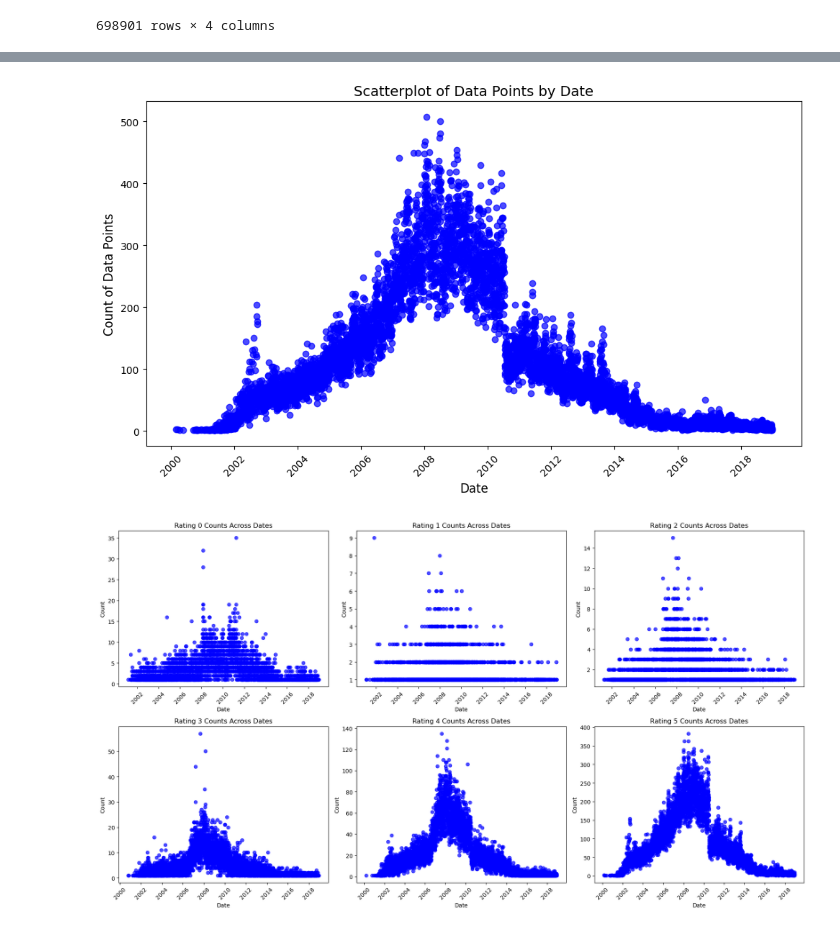
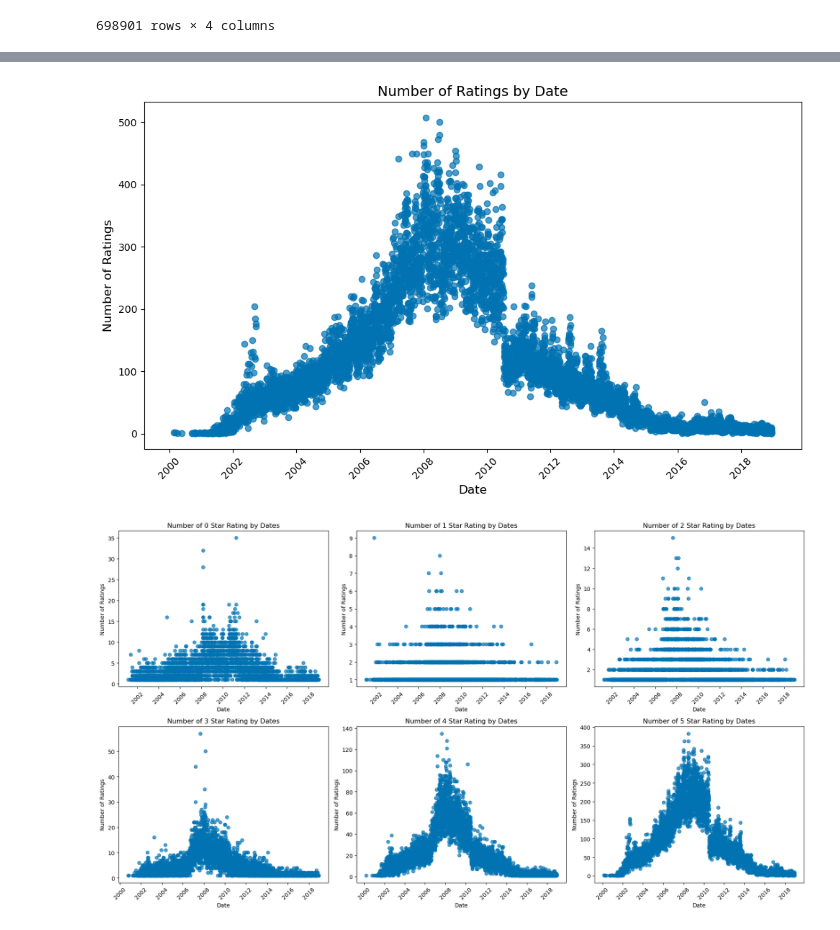
Before and after one commit to AnaqiAmir/FlavorFusion, a Jupyter notebook: EDA.ipynb, the cells around one changed output, grey strips where cells are left out. Cells and saved outputs as stored; diff of their text form; code cells hidden in the pictures.

```diff
--- a/EDA.ipynb
+++ b/EDA.ipynb
@@ -5,3 +6,6 @@ import pandas as pd
 import numpy as np
 import matplotlib.pyplot as plt
 import seaborn as sns
+# %%
+# Set a global color palette
+sns.set_palette("colorblind")  # Example palette: 'viridis'
@@ -42,24 +85,24 @@ sns.countplot(data=df, x='rating')
 # %%
 # Aggregate counts per date
 date_counts = df.groupby('date').size().reset_index(name='count')
 
 # Create the scatterplot
 plt.figure(figsize=(10, 6))
-plt.scatter(date_counts['date'], date_counts['count'], color='blue', alpha=0.7)
+plt.scatter(date_counts['date'], date_counts['count'], alpha=0.7)
 
 # Add labels and title
 plt.xlabel('Date', fontsize=12)
-plt.ylabel('Count of Data Points', fontsize=12)
-plt.title('Scatterplot of Data Points by Date', fontsize=14)
+plt.ylabel('Number of Ratings', fontsize=12)
+plt.title('Number of Ratings by Date', fontsize=14)
 
 # Rotate x-axis labels if needed
 plt.xticks(rotation=45)
 
 # Show the plot
 plt.tight_layout()
 plt.show()
 # %% [output]
-[figure, old version]
+[figure, new version]
 # %%
 # Create a figure with 6 subplots (one for each rating)
 fig, axes = plt.subplots(2, 3, figsize=(18, 10))  # 2 rows, 3 columns
@@ -74,14 +117,14 @@ for i, rating in enumerate(range(0, 6)):
     date_counts = rating_data.groupby('date').size().reset_index(name='count')
 
     # Plot the scatterplot for the current rating
-    axes[i].scatter(date_counts['date'], date_counts['count'], color='blue', alpha=0.7)
-    axes[i].set_title(f'Rating {rating} Counts Across Dates')
+    axes[i].scatter(date_counts['date'], date_counts['count'], alpha=0.7)
+    axes[i].set_title(f"Number of {rating} Star Rating by Dates")
     axes[i].set_xlabel('Date')
-    axes[i].set_ylabel('Count')
+    axes[i].set_ylabel('Number of Ratings')
     axes[i].tick_params(axis='x', rotation=45)  # Rotate x-axis labels for readability
 
 # Adjust layout
 plt.tight_layout()
 plt.show()
 # %% [output]
-[figure, old version]
+[figure, new version]
```
Also changed, not shown: parts of 21 cells of this notebook.
